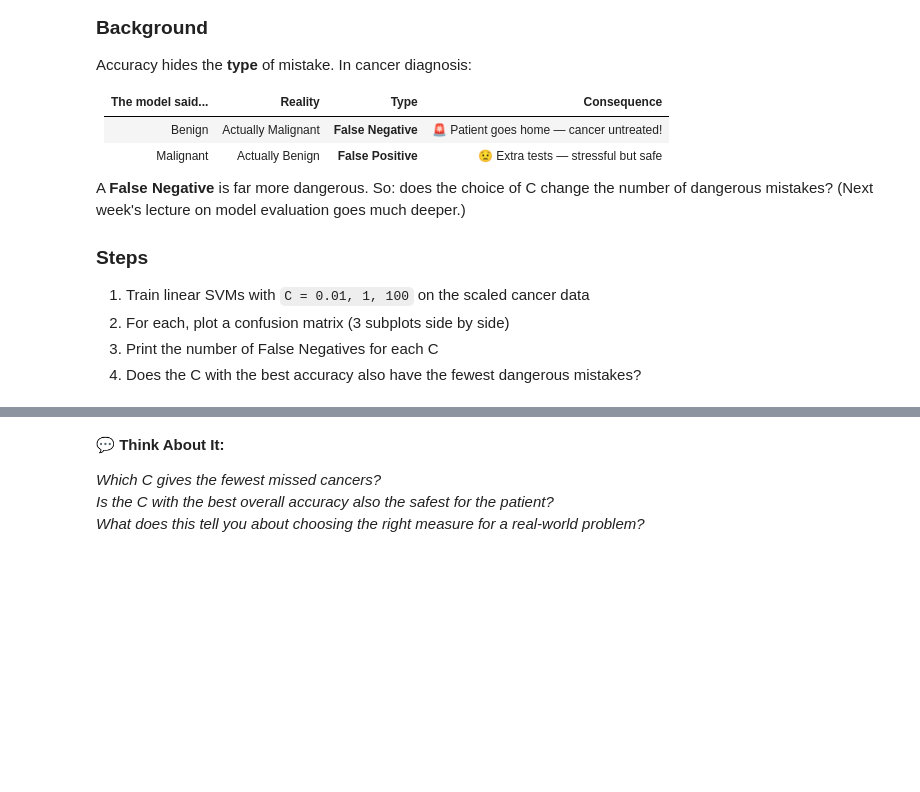
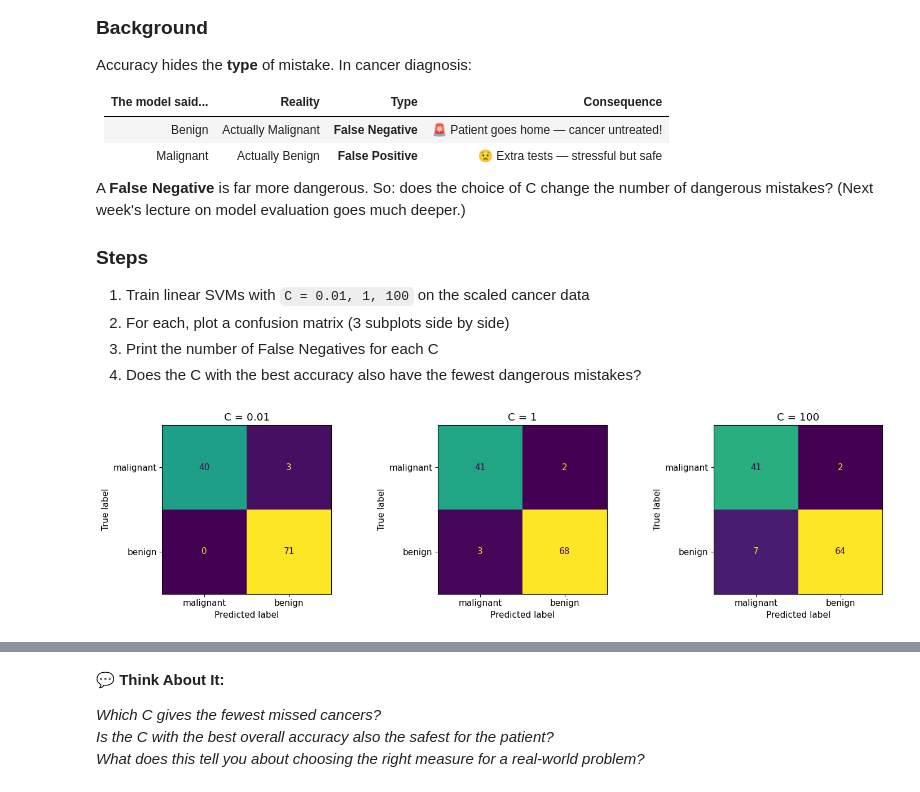
Before and after one commit to FurqanAlyy/AI-ML-NIAI, a Jupyter notebook: svm_student_v3_updated.ipynb, the cells around one changed output, grey strips where cells are left out. Cells and saved outputs as stored; diff of their text form; code cells hidden in the pictures; blank space fills up the shorter version.

Commit message:
task 9

```diff
--- a/svm_student_v3_updated.ipynb
+++ b/svm_student_v3_updated.ipynb
@@ -1478,0 +1477,86 @@ A **False Negative** is far more dangerous. So: does the choice of C change the
+# %%
+# ── Your code here ────────────────────────────────────────────────────────
+# ── Task 9: Confusion Matrix — Not All Mistakes Are Equal ─────────────────
+
+C_values = [0.01, 1, 100]
+
+fig, axes = plt.subplots(1, 3, figsize=(15, 4))
+
+results = []
+
+for ax, C in zip(axes, C_values):
+
+    # 1. Train Linear SVM
+    clf_c = SVC(kernel='linear', C=C)
+    clf_c.fit(X_tr_s, y_tr)
+
+    # Predictions
+    y_pred = clf_c.predict(X_te_s)
+
+    # Accuracy
+    accuracy = clf_c.score(X_te_s, y_te)
+
+    # Confusion matrix
+    cm = confusion_matrix(y_te, y_pred)
+
+    # sklearn cancer labels:
+    # 0 = Malignant
+    # 1 = Benign
+    #
+    # Dangerous mistake:
+    # Actual Malignant (0), Predicted Benign (1)
+    false_negatives = cm[0, 1]
+
+    results.append({
+        'C': C,
+        'Accuracy': accuracy,
+        'False Negatives': false_negatives
+    })
+
+    # 2. Plot confusion matrix
+    disp = ConfusionMatrixDisplay(
+        confusion_matrix=cm,
+        display_labels=cancer.target_names
+    )
+
+    disp.plot(
+        ax=ax,
+        colorbar=False
+    )
+
+    ax.set_title(f'C = {C}')
+
+
+plt.tight_layout()
+plt.show()
+
+
+# 3. Print results
+results_task9 = pd.DataFrame(results)
+
+print("\nResults:")
+print(results_task9.to_string(index=False))
+
+
+# 4. Find best accuracy
+best_accuracy_index = results_task9['Accuracy'].idxmax()
+
+best_C = results_task9.loc[best_accuracy_index, 'C']
+best_accuracy = results_task9.loc[best_accuracy_index, 'Accuracy']
+
+# Find fewest dangerous mistakes
+min_fn = results_task9['False Negatives'].min()
+
+best_fn_C = results_task9[
+    results_task9['False Negatives'] == min_fn
+]['C'].tolist()
+
+print("\nBest accuracy:")
+print(f"C = {best_C}")
+print(f"Accuracy = {best_accuracy:.2%}")
+
+print("\nFewest False Negatives:")
+print("C =", best_fn_C)
+print("False Negatives =", min_fn)
+# %% [output]
+[figure, added]
```
Also changed, not shown: parts of 2 cells of this notebook.
